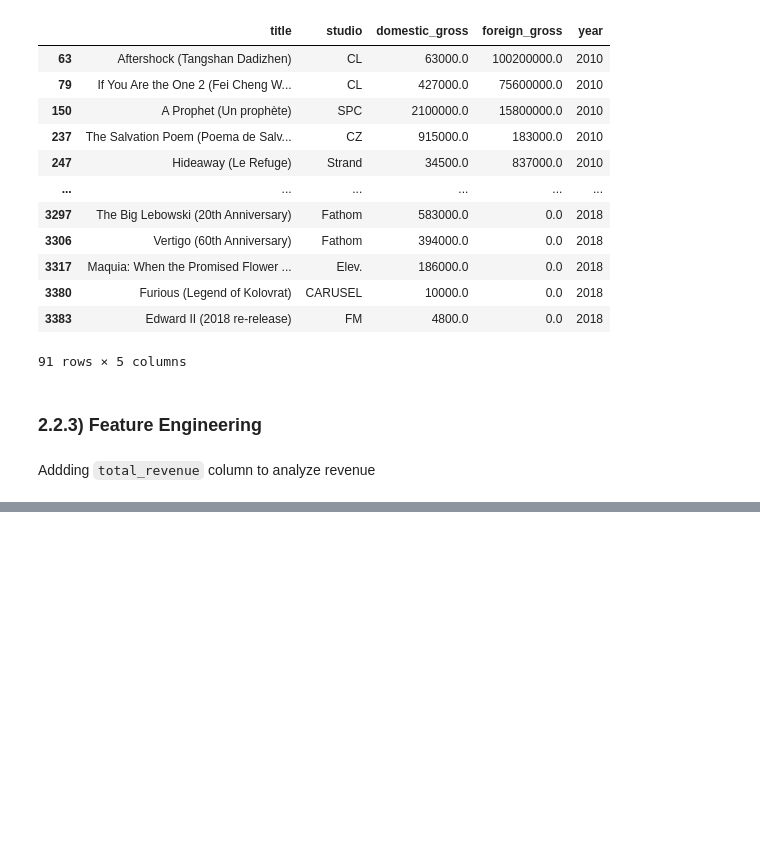
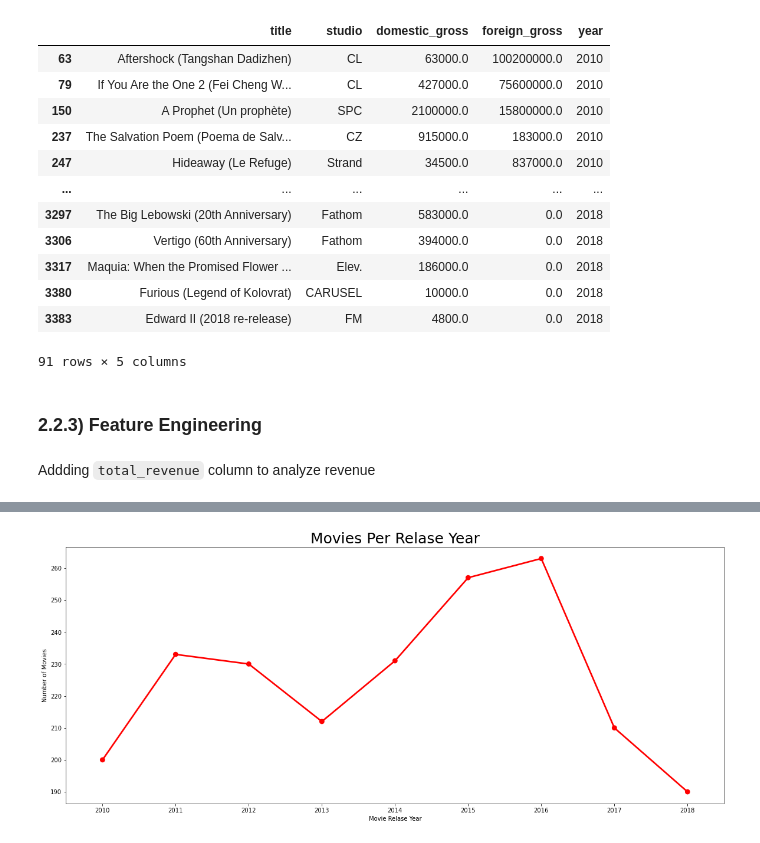
Before and after one commit to Dominic-Mu/dsc-phase-1-project, a Jupyter notebook: movie-genre-analysis.ipynb, the cells around one changed output, grey strips where cells are left out. Cells and saved outputs as stored; diff of their text form; code cells hidden in the pictures; blank space fills up the shorter version.

```diff
--- a/movie-genre-analysis.ipynb
+++ b/movie-genre-analysis.ipynb
@@ -438,0 +457,10 @@ microsoft_studio_df.head(2)
+# %%
+# start_year value counts line graph
+year = microsoft_studio_df["start_year"].value_counts()
+plt.figure(figsize=(20,8))
+sns.pointplot(x=year.index, y=year.values, color='red')
+plt.xlabel("Movie Relase Year")
+plt.ylabel("Number of Movies")
+plt.title("Movies Per Relase Year", size=25);
+# %% [output]
+[figure, added]
```
Also changed, not shown: parts of 45 cells of this notebook, 1 other file.
